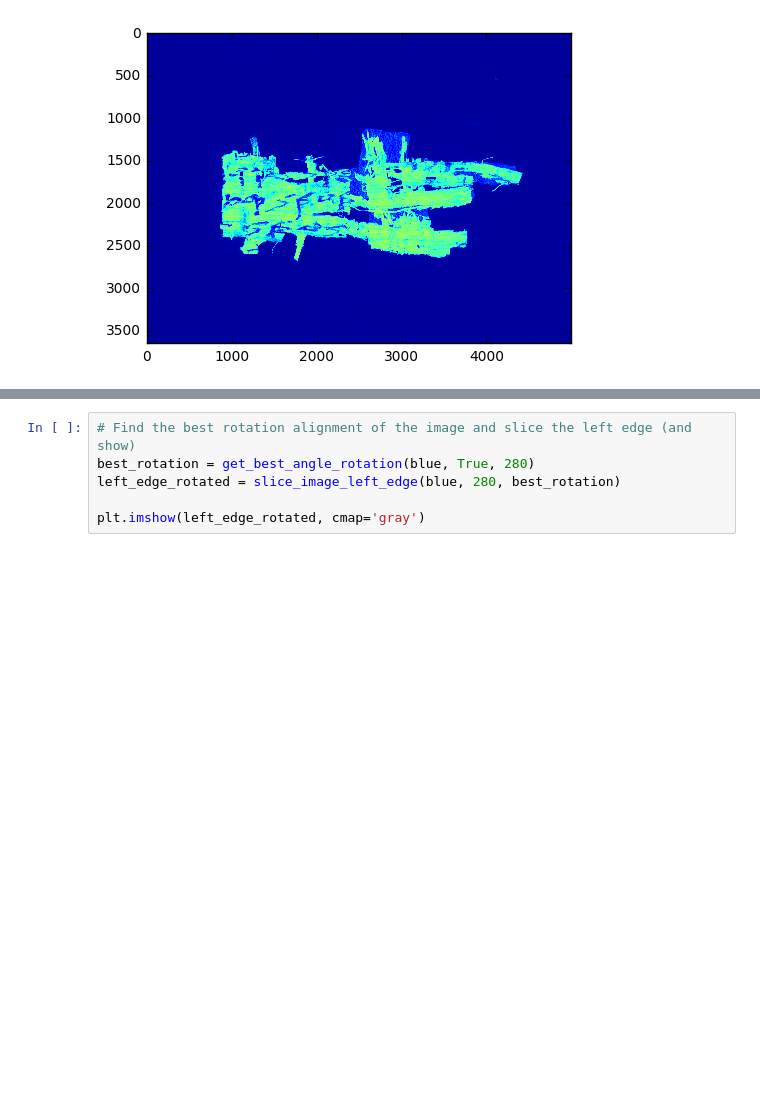
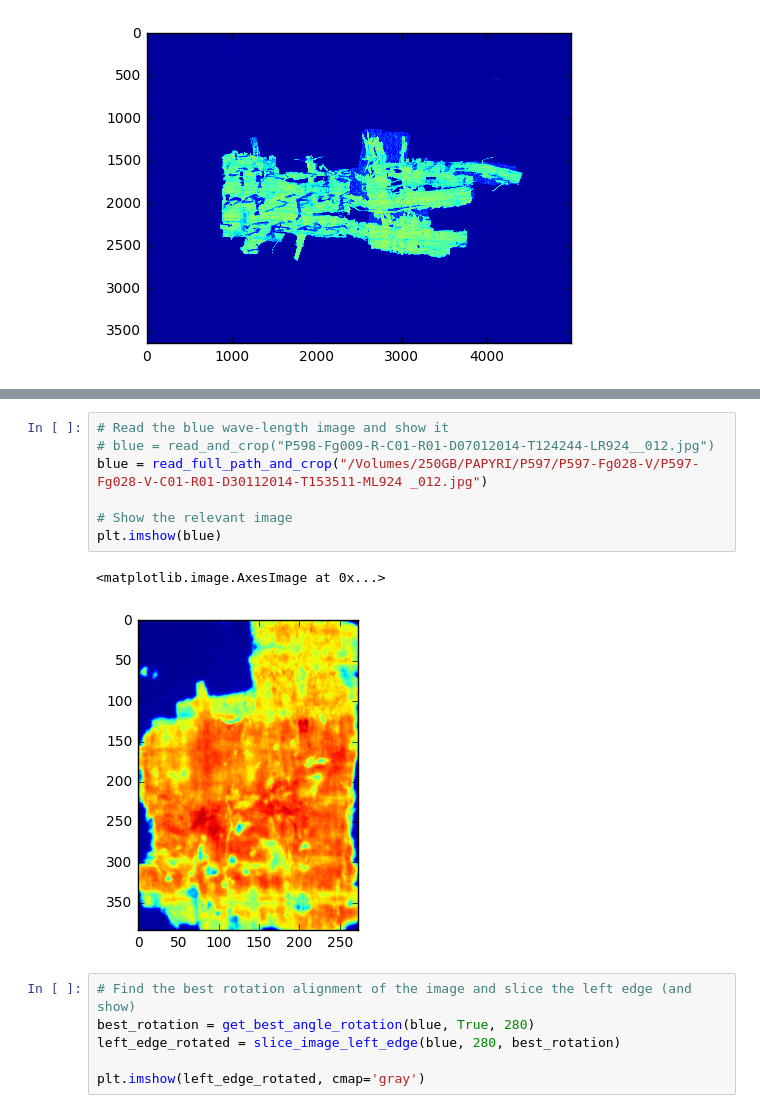
Before and after one commit to roy651/thesis, a Jupyter notebook: 3_PSD_and_filters.ipynb, the cells around one changed output, grey strips where cells are left out. Cells and saved outputs as stored; diff of their text form; blank space fills up the shorter version.

```diff
--- a/3_PSD_and_filters.ipynb
+++ b/3_PSD_and_filters.ipynb
@@ -312,3 +304,13 @@ ipdb> image.shape
+# %%
+# Read the blue wave-length image and show it
+# blue = read_and_crop("P598-Fg009-R-C01-R01-D07012014-T124244-LR924__012.jpg")
+blue = read_full_path_and_crop("/Volumes/250GB/PAPYRI/P597/P597-Fg028-V/P597-Fg028-V-C01-R01-D30112014-T153511-ML924 _012.jpg")
+
+# Show the relevant image
+plt.imshow(blue)
+# %% [output]
+<matplotlib.image.AxesImage at 0x...>
+[figure, added]
 # %%
 # Find the best rotation alignment of the image and slice the left edge (and show)
 best_rotation = get_best_angle_rotation(blue, True, 280)
```
Also changed, not shown: parts of 4 cells of this notebook, 7 other files.
